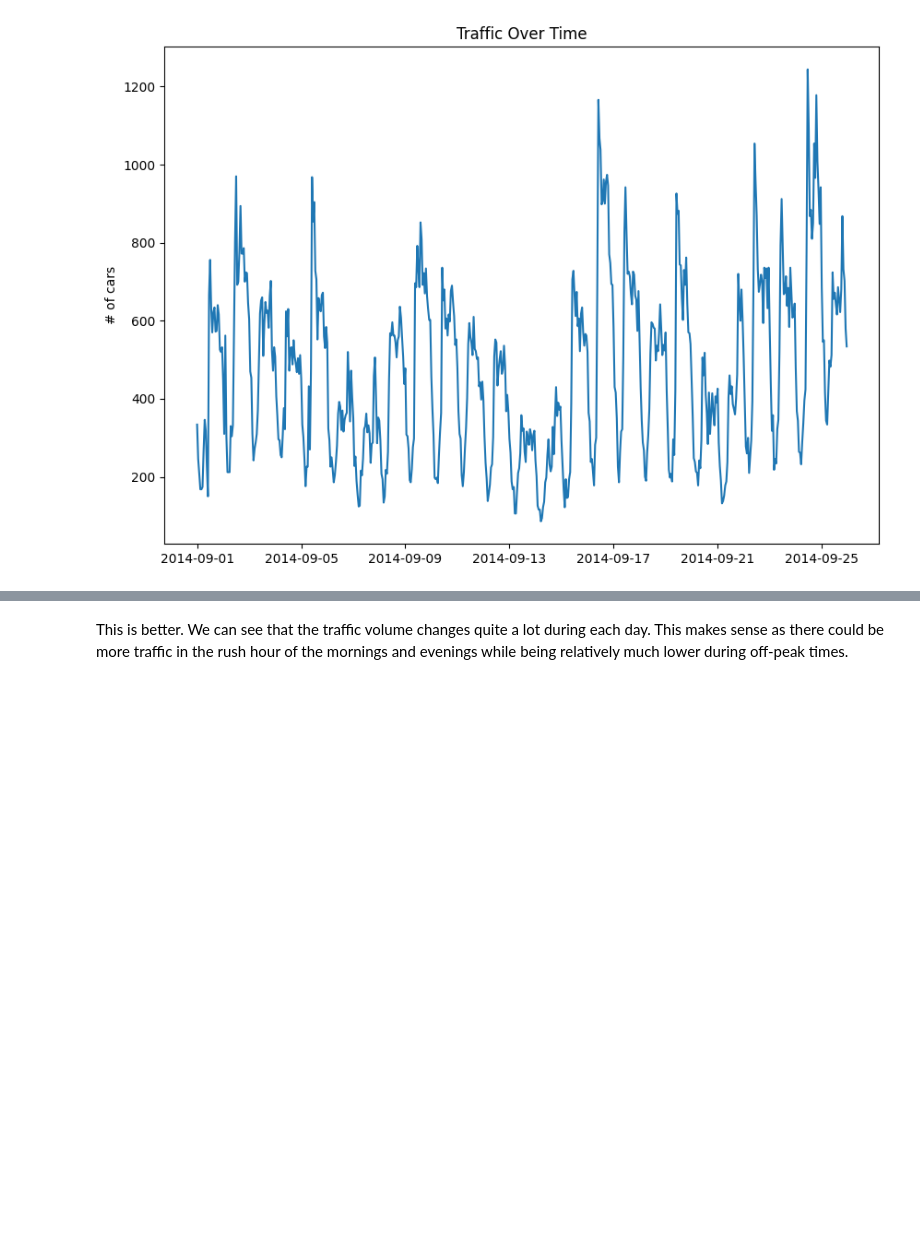
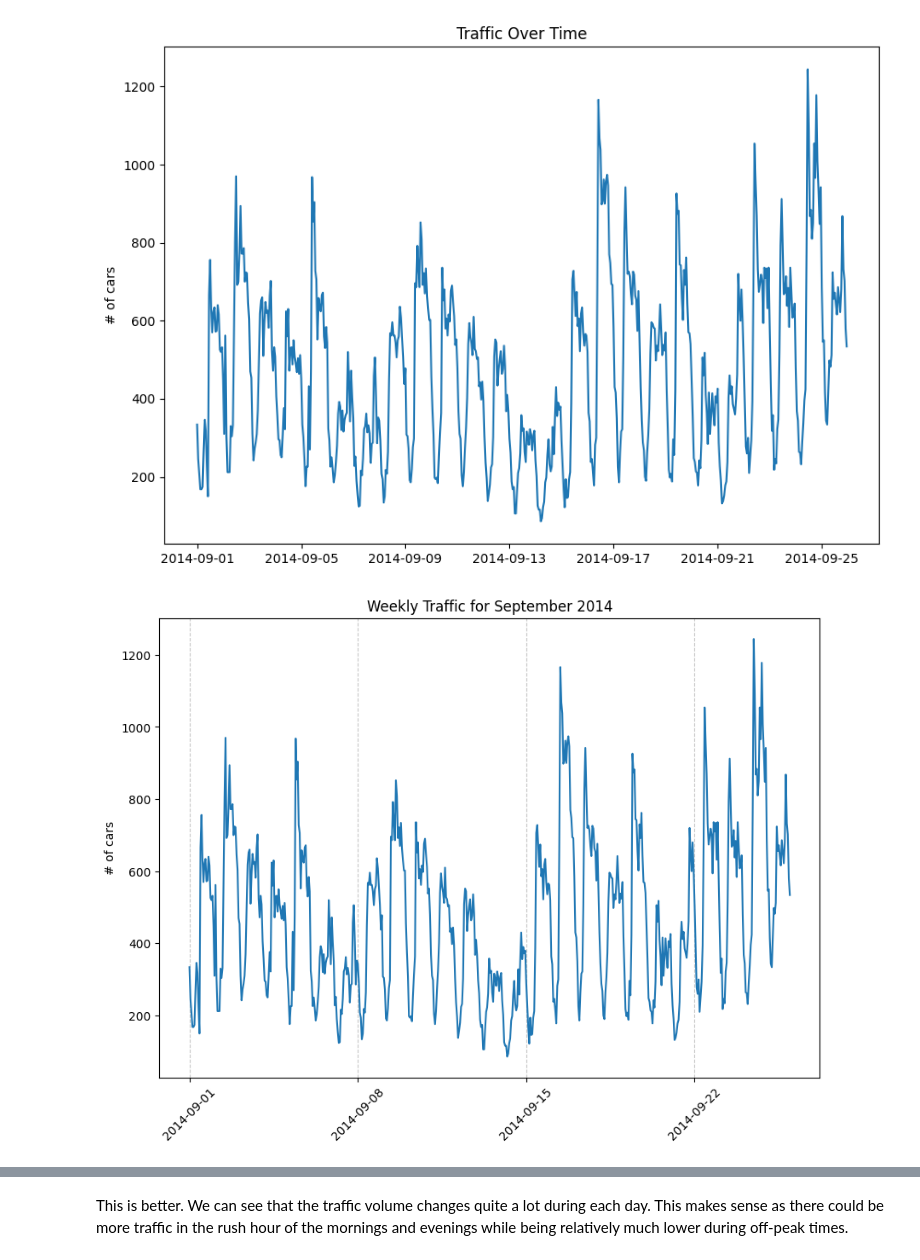
Before and after one commit to rkaushick-neu/traffic-forecasting, a Jupyter notebook: traffic_forecast_1.ipynb, the cells around one changed output, grey strips where cells are left out. Cells and saved outputs as stored; diff of their text form; code cells hidden in the pictures; blank space fills up the shorter version.

Commit message:
Started with STAT model but did more EDA to plot weekly and daily trends from the data.

```diff
--- a/traffic_forecast_1.ipynb
+++ b/traffic_forecast_1.ipynb
@@ -96,3 +97,20 @@ plt.ylabel('# of cars')
 # %% [output]
 Text(0, 0.5, '# of cars')
 [figure]
+# %%
+# Filter the DataFrame for records from 2014 Sep onwards
+df_filtered = df.query("Datetime >= '2014-09-01 00:00'")
+
+plt.figure(figsize=(10,7))
+plt.plot(df_filtered['Datetime'], df_filtered['Count'])
+plt.title('Weekly Traffic for September 2014')
+plt.ylabel('# of cars')
+
+# Generating date range with 7-day intervals
+date_range = pd.date_range(start=pd.Timestamp('2014-09-01 00:00'), end=pd.Timestamp('2014-09-22 00:00'), freq='7D')
+
+# Setting the x-ticks to use these dates
+plt.xticks(date_range, date_range.strftime('%Y-%m-%d'), rotation=45)
+plt.grid(axis='x', linestyle='--', alpha=0.7)  # Optional: add vertical grid lines
+# %% [output]
+[figure, added]
```
Also changed, not shown: parts of 9 cells of this notebook.
